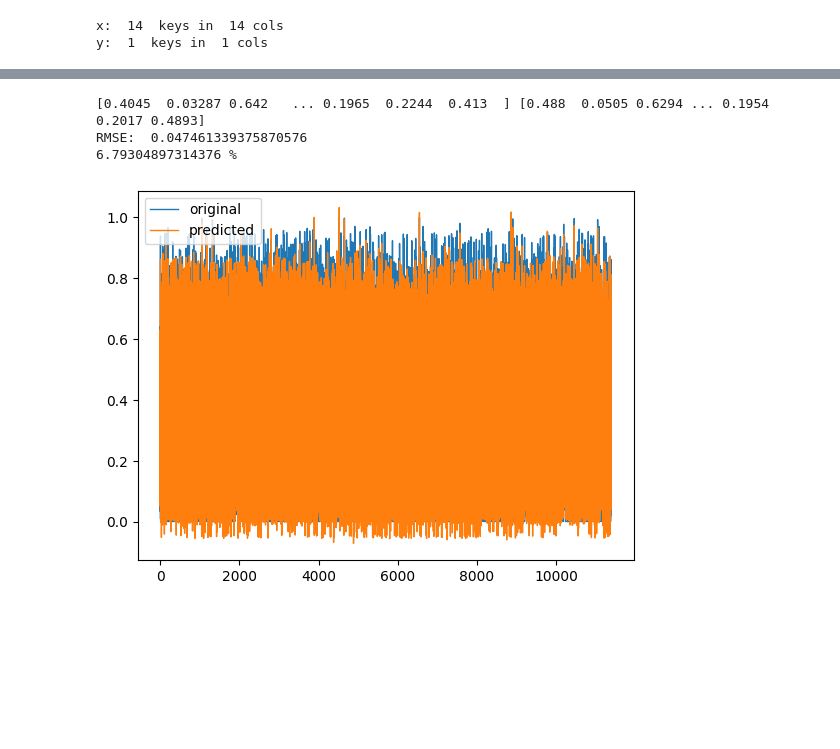
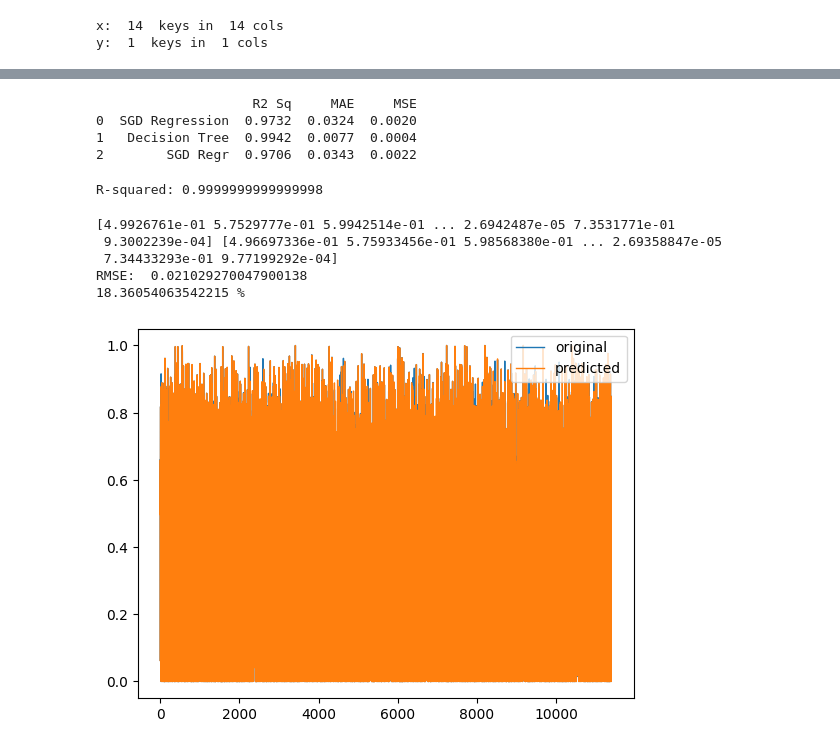
Before and after one commit to plutoniumm/MLTests, a Jupyter notebook: Regression_Pred.ipynb, the cells around one changed output, grey strips where cells are left out. Drawn from its saved outputs; the diff is of its cells as text; code cells hidden in the pictures; blank space fills up the shorter version.

Commit message:
Decision Tree :fire:

```diff
--- a/Regression_Pred.ipynb
+++ b/Regression_Pred.ipynb
@@ -64,26 +62,84 @@ R-squared: 0.9704638709521434
+# %%
+# TESTING OUT ALL TYPES
+
+def mse(a,b):
+    return mean_squared_error(a,b)
+def mae(a,b):
+    return mean_absolute_error(a,b)
+def r2(a,b):
+    return r2_score(a,b)
+def rd(a):
+    return round(a,4)
+
+def row(name,ytest, yhat):
+    return [name, rd(r2(ytest, yhat)),rd(mae(ytest, yhat)),rd(mse(ytest, yhat))]
+
+table = [0,0,0]
+
+from sklearn.linear_model import LinearRegression
+from sklearn.tree import DecisionTreeRegressor
+from sklearn.metrics import r2_score, mean_absolute_error, mean_squared_error
+
+#Create a LinearRegression object
+lr= LinearRegression()
+#Fit X and y
+lr.fit(xtrain, ytrain)
+ypred = lr.predict(xtest)
+#Metrics to evaluate your model
+table[0] = row("SGD Regression", ytest, ypred)
+
+dt = DecisionTreeRegressor()
+dt.fit(xtrain, ytrain)
+yhat = dt.predict(xtest)
+table[1] = row("Decision Tree", ytest, yhat)
+
+
+sgdr = SGDRegressor(loss='squared_error')
+sgdr.fit(xtrain, ytrain.values.ravel())
+yhat = sgdr.predict(xtest)
+table[2] = row("SGD Regr", ytest, yhat)
+
+table = pd.DataFrame(table);
+table.columns = ["","R2 Sq","MAE", "MSE"]
+print(table.head())
+# %% [output]
+                    R2 Sq     MAE     MSE
+0  SGD Regression  0.9732  0.0324  0.0020
+1   Decision Tree  0.9942  0.0077  0.0004
+2        SGD Regr  0.9706  0.0343  0.0022
+# %%
+dt = DecisionTreeRegressor()
+dt.fit(xtrain, ytrain)
+
+score = dt.score(xtrain, ytrain)
+print("R-squared:", score)
+# %% [output]
+R-squared: 0.9999999999999998
 # %%
-ypred = sgdr.predict(xtest).astype(np.float16)
-
+ypred = dt.predict(xtest)
+ytest = ytest.to_numpy().flatten()
 print(ytest, ypred)
 
-mse = mean_squared_error(ytest, ypred)
-print("RMSE: ", mse**0.5)
+mses = mse(ytest, ypred)
+print("RMSE: ", mses**0.5)
 
 def isClose(base, known):
-    return np.abs((base - known) / base) <= 0.01
+    return np.abs((base - known) / base) <= 0.001
 
 accuracy = np.sum(isClose(ypred, ytest))/len(ytest)
 print(accuracy*100, "%")
 # %% [output]
-[0.4045  0.03287 0.642   ... 0.1965  0.2244  0.413  ] [0.488  0.0505 0.6294 ... 0.1954 0.2017 0.4893]
-RMSE:  0.047461339375870576
-6.79304897314376 %
+[4.9926761e-01 5.7529777e-01 5.9942514e-01 ... 2.6942487e-05 7.3531771e-01
+ 9.3002239e-04] [4.96697336e-01 5.75933456e-01 5.98568380e-01 ... 2.69358847e-05
+ 7.34433293e-01 9.77199292e-04]
+RMSE:  0.021029270047900138
+18.36054063542215 %
 # %%
 
 x_ax = range(len(ytest))
 plt.plot(x_ax, ytest, linewidth=1, label="original")
 plt.plot(x_ax, ypred, linewidth=1, label="predicted")
-plt.legend(loc='best',fancybox=True)
+plt.legend(loc='best')
 plt.show()
 # %% [output]
-[figure, old version]
+[figure, new version]
```
Also changed, not shown: parts of 3 cells of this notebook, 4 other files.
